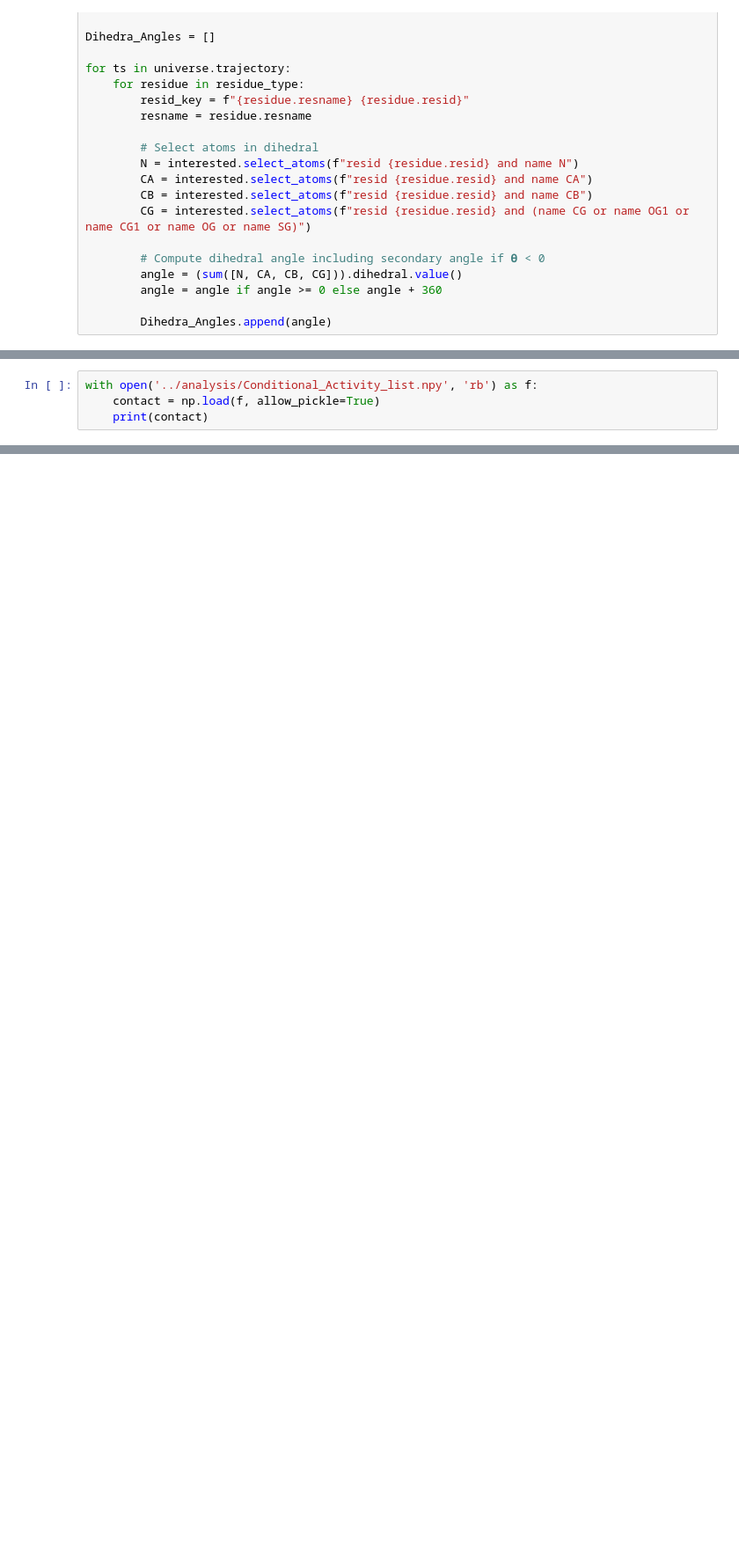
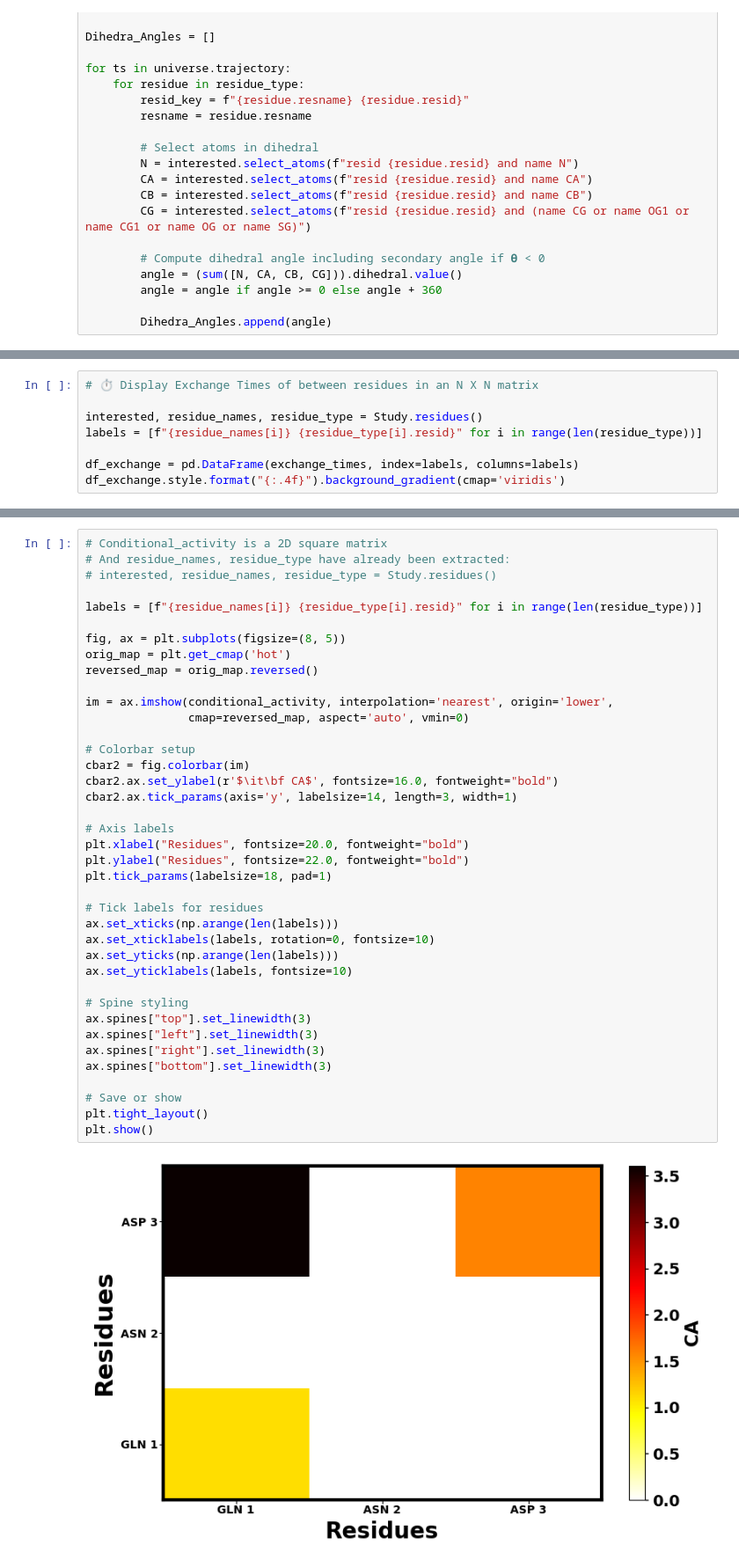
Before and after one commit to CUNY-CSI-Loverde-Laboratory/conditional_activity, a Jupyter notebook: conditional_activity/condact_tutorial/tutorial.ipynb, the cells around one changed output, grey strips where cells are left out. Shown at 88% size. Cells and saved outputs as stored; diff of their text form; blank space fills up the shorter version.

```diff
--- a/conditional_activity/condact_tutorial/tutorial.ipynb
+++ b/conditional_activity/condact_tutorial/tutorial.ipynb
@@ -281,4 +145,0 @@ pwd
-# %%
-with open('../analysis/Conditional_Activity_list.npy', 'rb') as f:
-    contact = np.load(f, allow_pickle=True)
-    print(contact)
@@ -445,0 +146,8 @@ def test_mean_persistence_and_exchange_run_through(tmp_path, monkeypatch):
+# %%
+# ⏱️ Display Exchange Times of between residues in an N X N matrix
+
+interested, residue_names, residue_type = Study.residues()
+labels = [f"{residue_names[i]} {residue_type[i].resid}" for i in range(len(residue_type))]
+
+df_exchange = pd.DataFrame(exchange_times, index=labels, columns=labels)
+df_exchange.style.format("{:.4f}").background_gradient(cmap='viridis')
@@ -445,0 +168,41 @@ def test_mean_persistence_and_exchange_run_through(tmp_path, monkeypatch):
+# %%
+# Conditional_activity is a 2D square matrix
+# And residue_names, residue_type have already been extracted:
+# interested, residue_names, residue_type = Study.residues()
+
+labels = [f"{residue_names[i]} {residue_type[i].resid}" for i in range(len(residue_type))]
+
+fig, ax = plt.subplots(figsize=(8, 5))
+orig_map = plt.get_cmap('hot')
+reversed_map = orig_map.reversed()
+
+im = ax.imshow(conditional_activity, interpolation='nearest', origin='lower',
+               cmap=reversed_map, aspect='auto', vmin=0)
+
+# Colorbar setup
+cbar2 = fig.colorbar(im)
+cbar2.ax.set_ylabel(r'$\it\bf CA$', fontsize=16.0, fontweight="bold")
+cbar2.ax.tick_params(axis='y', labelsize=14, length=3, width=1)
+
+# Axis labels
+plt.xlabel("Residues", fontsize=20.0, fontweight="bold")
+plt.ylabel("Residues", fontsize=22.0, fontweight="bold")
+plt.tick_params(labelsize=18, pad=1)
+
+# Tick labels for residues
+ax.set_xticks(np.arange(len(labels)))
+ax.set_xticklabels(labels, rotation=0, fontsize=10)
+ax.set_yticks(np.arange(len(labels)))
+ax.set_yticklabels(labels, fontsize=10)
+
+# Spine styling
+ax.spines["top"].set_linewidth(3)
+ax.spines["left"].set_linewidth(3)
+ax.spines["right"].set_linewidth(3)
+ax.spines["bottom"].set_linewidth(3)
+
+# Save or show
+plt.tight_layout()
+plt.show()
+# %% [output]
+[figure, added]
```
Also changed, not shown: parts of 20 cells of this notebook, 1 other file.
